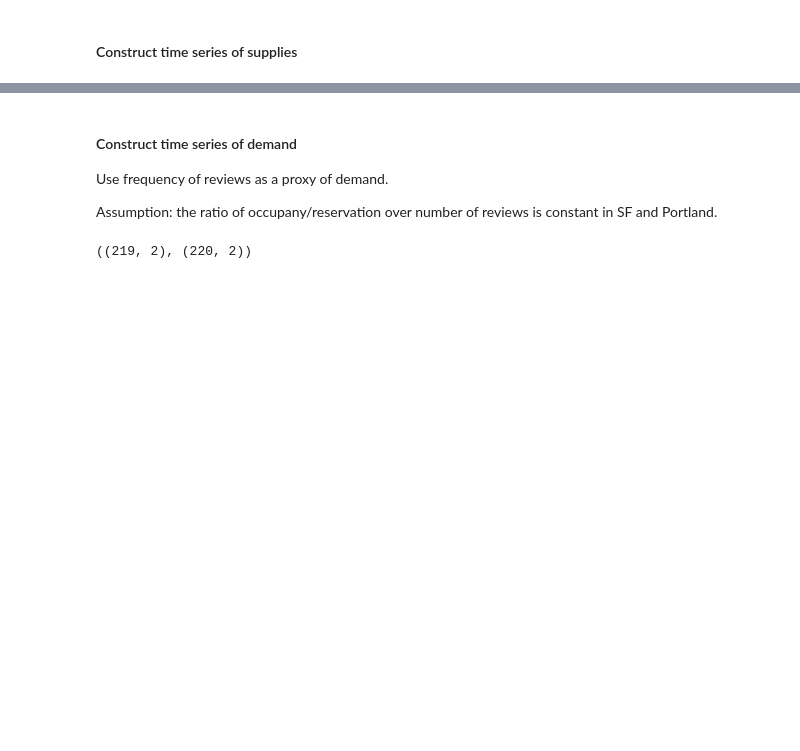
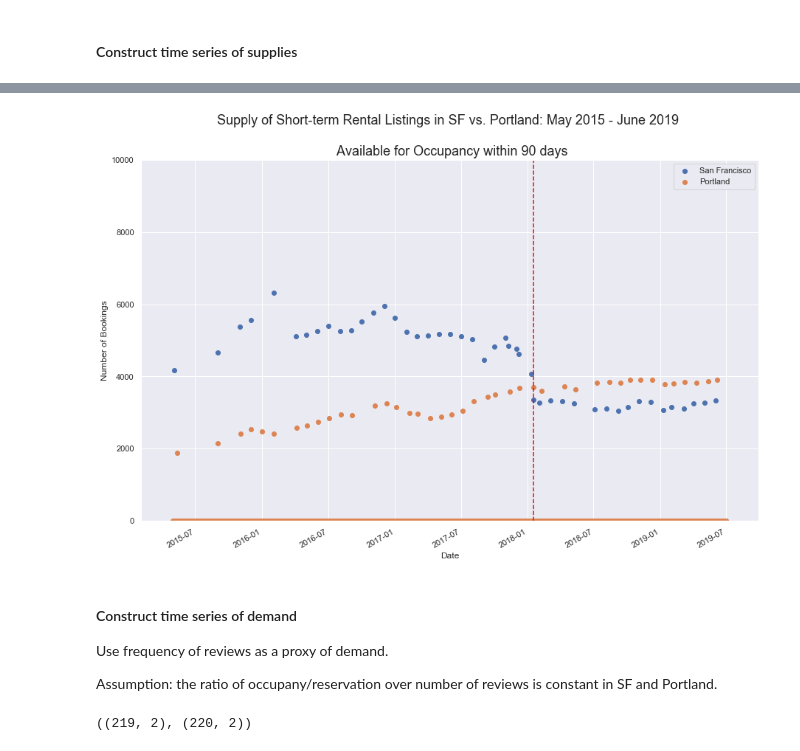
Before and after one commit to karensheng/Airbnb_Regulation, a Jupyter notebook: notebooks/Construct Time Series .ipynb, the cells around one changed output, grey strips where cells are left out. Drawn from its saved outputs; the diff is of its cells as text; code cells hidden in the pictures; blank space fills up the shorter version.

```diff
--- a/notebooks/Construct Time Series .ipynb
+++ b/notebooks/Construct Time Series .ipynb
@@ -67,3 +107,9 @@ monthly_supply_sf, monthly_supply_avail_sf = supply_func("SF")
+# %%
+chart_supplies(monthly_supply_avail_portland, monthly_supply_avail_sf,
+
+    "Supply of Short-term Rental Listings in SF vs. Portland: May 2015 - June 2019 \n \n Available for Occupancy within 90 days")
+# %% [output]
+[figure, added]
 # %% [markdown]
 #### Construct time series of demand
 
```
Also changed, not shown: parts of 6 cells of this notebook.
